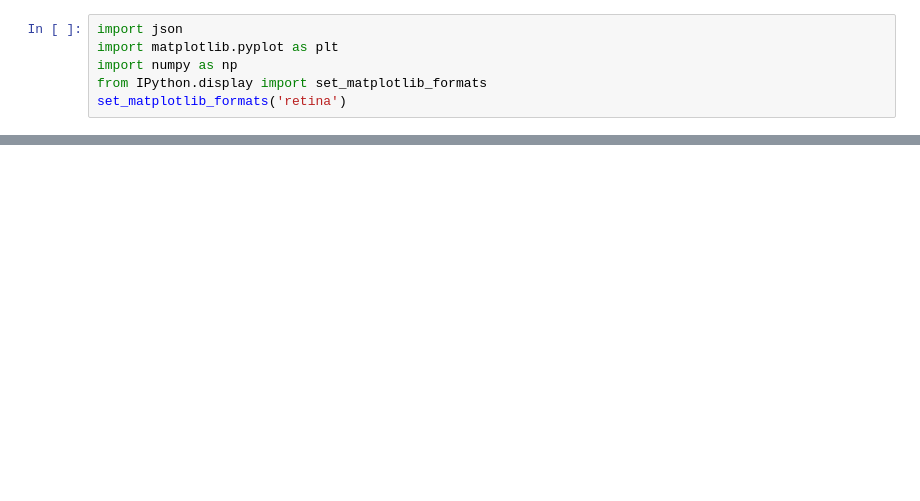
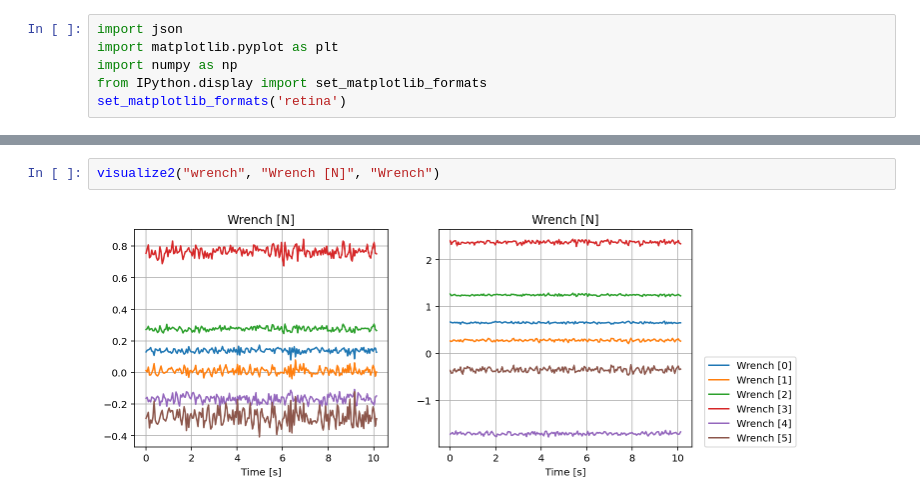
Before and after one commit to eric-heiden/panda-force, a Jupyter notebook: Plot Forces.ipynb, the cells around one changed output, grey strips where cells are left out. Cells and saved outputs as stored; diff of their text form; blank space fills up the shorter version.

```diff
--- a/Plot Forces.ipynb
+++ b/Plot Forces.ipynb
@@ -21,0 +52,4 @@ def visualize(name, title, label):
+# %%
+visualize2("wrench", "Wrench [N]", "Wrench")
+# %% [output]
+[figure, added]
```
Also changed, not shown: parts of 10 cells of this notebook, 7 other files.
